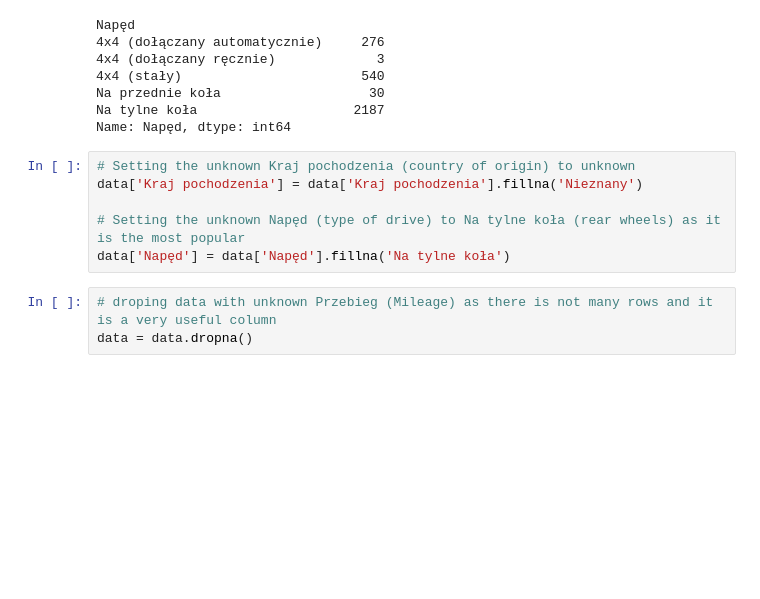
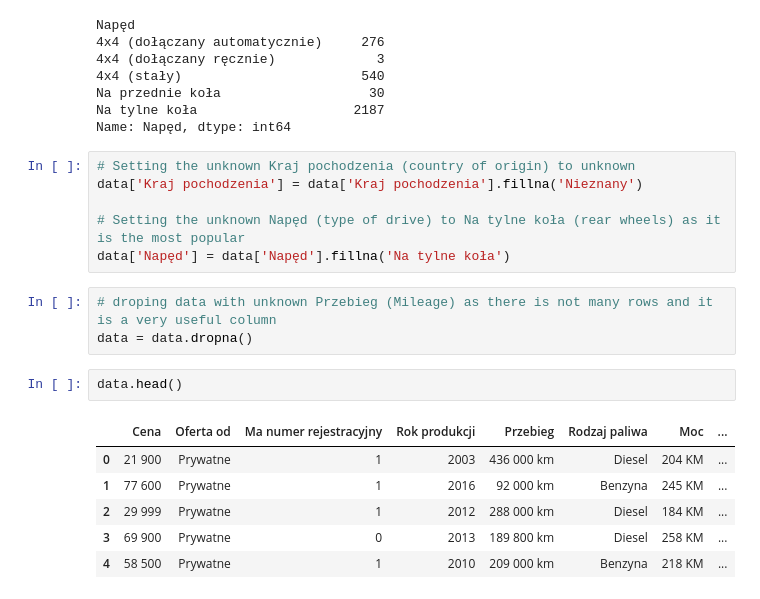
Before and after one commit to WaznyKamo/BMW-3-market_analysis_and_price_prediction, a Jupyter notebook: BMW 3 price analysis and prediction.ipynb, the cells around one changed output. Cells and saved outputs as stored; diff of their text form; blank space fills up the shorter version.

```diff
--- a/BMW 3 price analysis and prediction.ipynb
+++ b/BMW 3 price analysis and prediction.ipynb
@@ -174,3 +154,12 @@ data['Napęd'] = data['Napęd'].fillna('Na tylne koła')
 # %%
 # droping data with unknown Przebieg (Mileage) as there is not many rows and it is a very useful column
 data = data.dropna()
+# %%
+data.head()
+# %% [output]
+|  | Cena | Oferta od | Ma numer rejestracyjny | Rok produkcji | Przebieg | Rodzaj paliwa | Moc | ... |
+| 0 | 21 900 | Prywatne | 1 | 2003 | 436 000 km | Diesel | 204 KM | ... |
+| 1 | 77 600 | Prywatne | 1 | 2016 | 92 000 km | Benzyna | 245 KM | ... |
+| 2 | 29 999 | Prywatne | 1 | 2012 | 288 000 km | Diesel | 184 KM | ... |
+| 3 | 69 900 | Prywatne | 0 | 2013 | 189 800 km | Diesel | 258 KM | ... |
+| 4 | 58 500 | Prywatne | 1 | 2010 | 209 000 km | Benzyna | 218 KM | ... |
```
Also changed, not shown: parts of 12 cells of this notebook.
